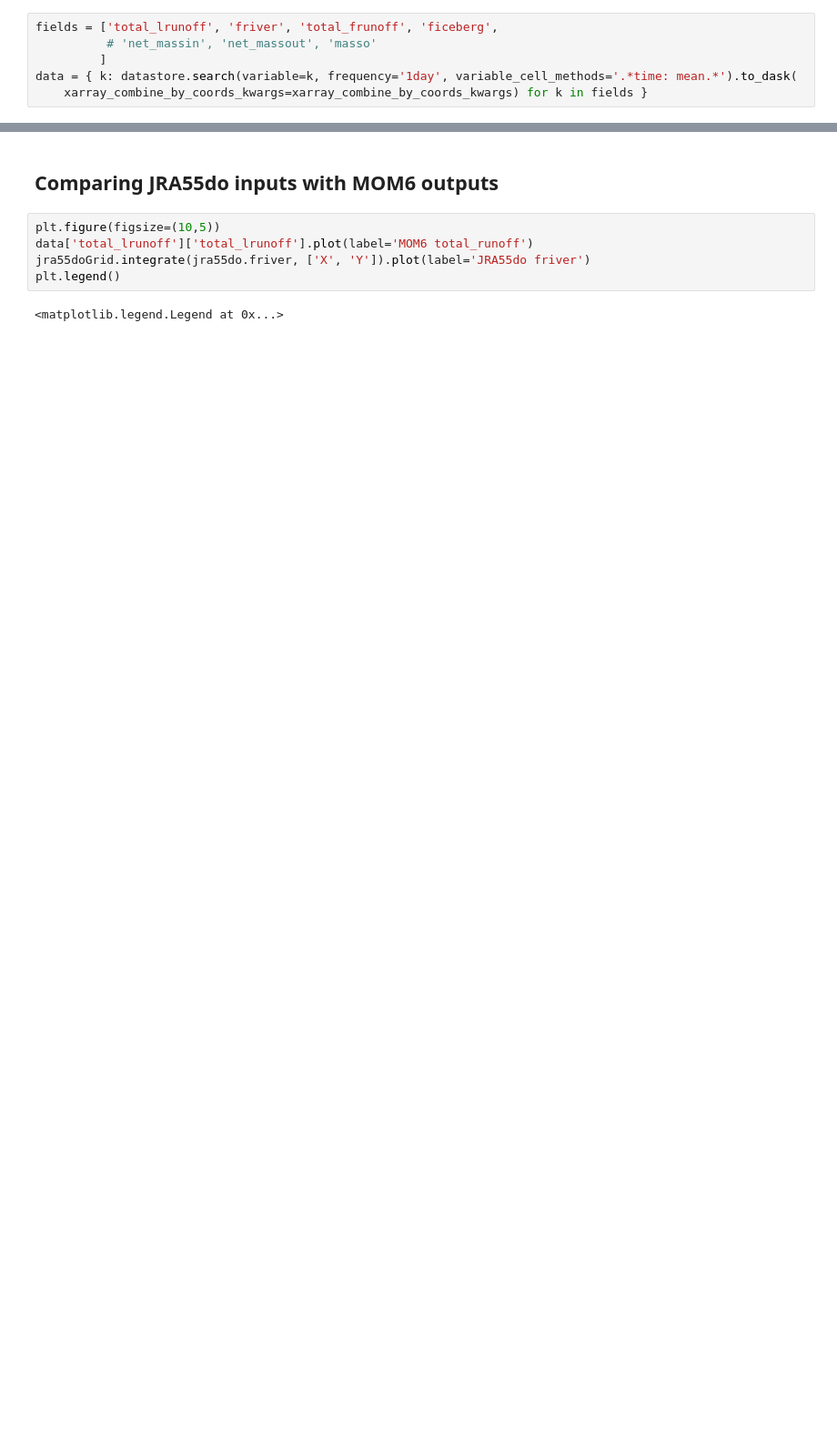
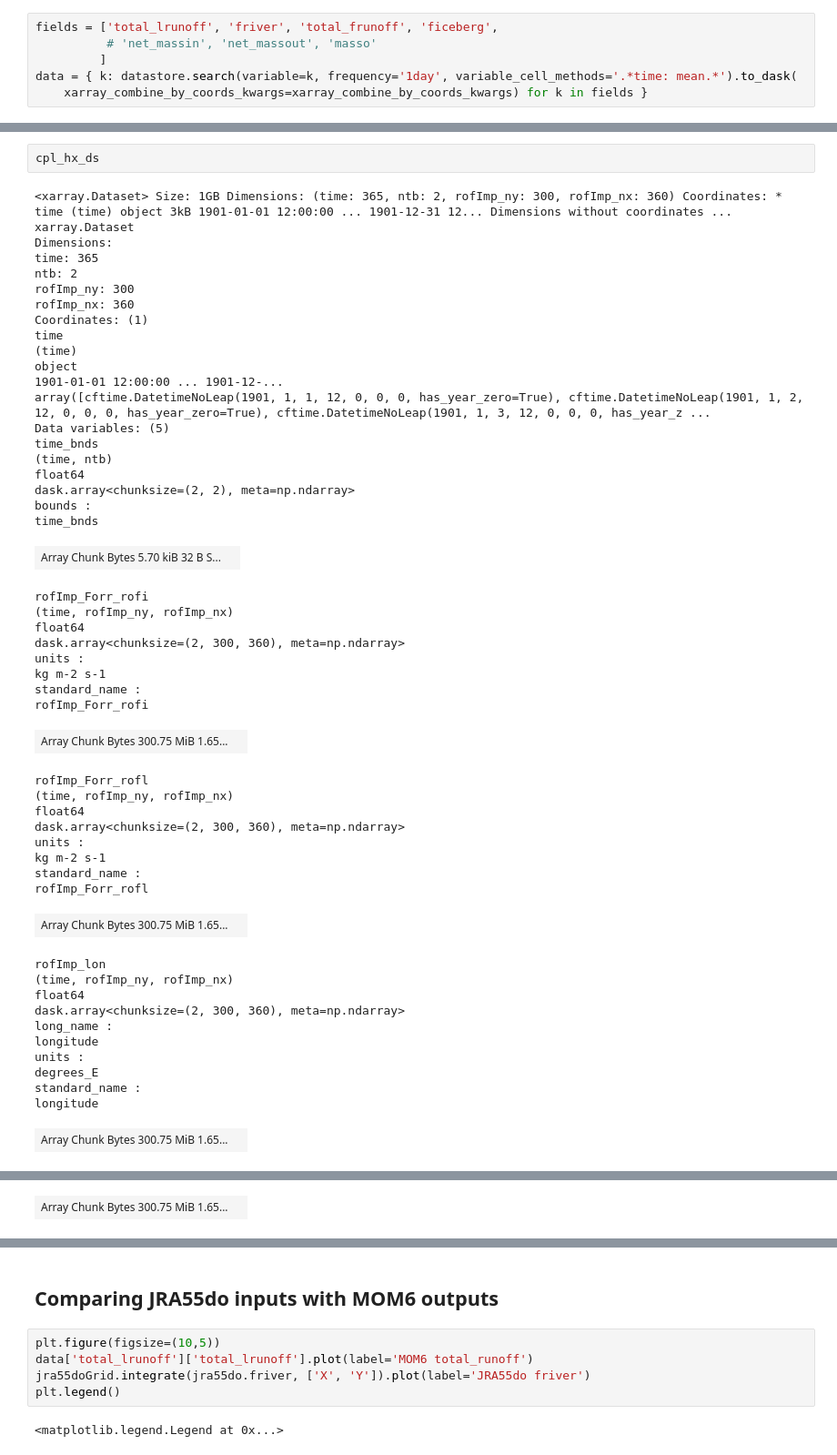
Before and after one commit to ACCESS-NRI/access-eval-recipes, a Jupyter notebook: ocean/runoff_budget.ipynb, the cells around one changed output, grey strips where cells are left out. Shown at 91% size. Drawn from its saved outputs; the diff is of its cells as text; blank space fills up the shorter version.

```diff
--- a/ocean/runoff_budget.ipynb
+++ b/ocean/runoff_budget.ipynb
@@ -377,0 +416,53 @@ for k, d in data.items():
+# %%
+cpl_hx_ds
+# %% [output]
+<xarray.Dataset> Size: 1GB Dimensions: (time: 365, ntb: 2, rofImp_ny: 300, rofImp_nx: 360) Coordinates: * time (time) object 3kB 1901-01-01 12:00:00 ... 1901-12-31 12... Dimensions without coordinates ...
+xarray.Dataset
+Dimensions:
+time: 365
+ntb: 2
+rofImp_ny: 300
+rofImp_nx: 360
+Coordinates: (1)
+time
+(time)
+object
+1901-01-01 12:00:00 ... 1901-12-...
+array([cftime.DatetimeNoLeap(1901, 1, 1, 12, 0, 0, 0, has_year_zero=True), cftime.DatetimeNoLeap(1901, 1, 2, 12, 0, 0, 0, has_year_zero=True), cftime.DatetimeNoLeap(1901, 1, 3, 12, 0, 0, 0, has_year_z ...
+Data variables: (5)
+time_bnds
+(time, ntb)
+float64
+dask.array<chunksize=(2, 2), meta=np.ndarray>
+bounds :
+time_bnds
+| Array Chunk Bytes 5.70 kiB 32 B S... |  |
+rofImp_Forr_rofi
+(time, rofImp_ny, rofImp_nx)
+float64
+dask.array<chunksize=(2, 300, 360), meta=np.ndarray>
+units :
+kg m-2 s-1
+standard_name :
+rofImp_Forr_rofi
+| Array Chunk Bytes 300.75 MiB 1.65... |  |
+rofImp_Forr_rofl
+(time, rofImp_ny, rofImp_nx)
+float64
+dask.array<chunksize=(2, 300, 360), meta=np.ndarray>
+units :
+kg m-2 s-1
+standard_name :
+rofImp_Forr_rofl
+| Array Chunk Bytes 300.75 MiB 1.65... |  |
+rofImp_lon
+(time, rofImp_ny, rofImp_nx)
+float64
+dask.array<chunksize=(2, 300, 360), meta=np.ndarray>
+long_name :
+longitude
+units :
+degrees_E
+standard_name :
+longitude
+| Array Chunk Bytes 300.75 MiB 1.65... |  |
@@ -377,0 +479 @@ for k, d in data.items():
+| Array Chunk Bytes 300.75 MiB 1.65... |  |
```
Also changed, not shown: parts of 23 cells of this notebook.
